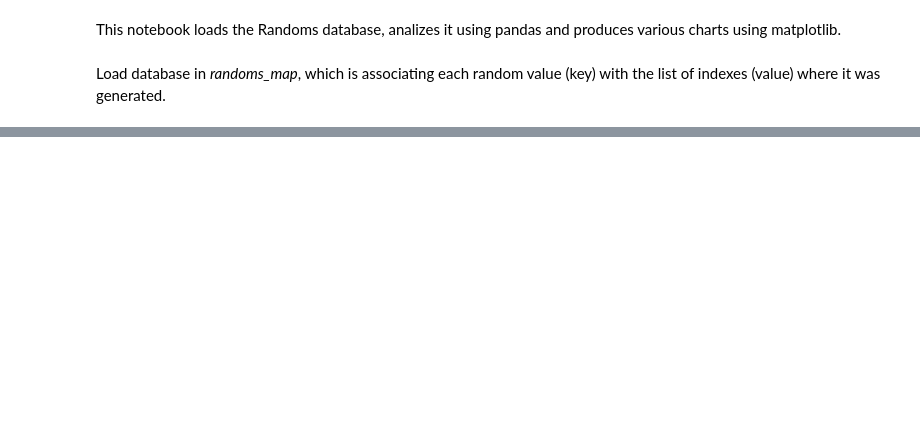
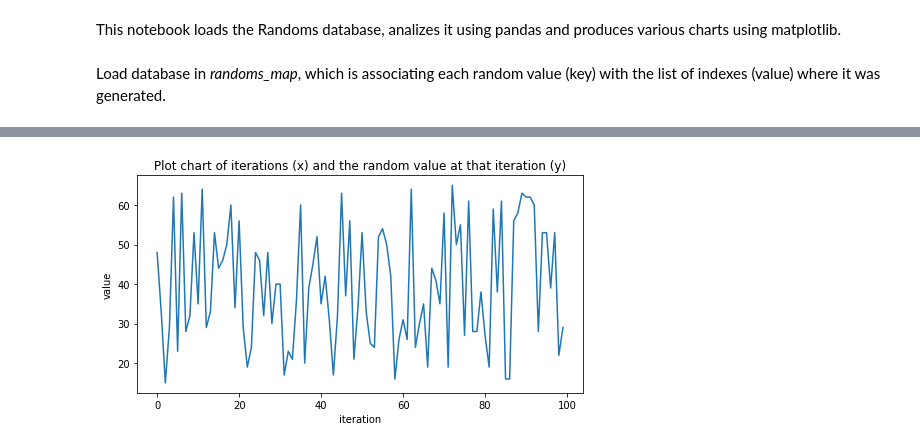
Before and after one commit to Mikinyil/CodeSinaia-2025.src, a Jupyter notebook: IntroToPy/Randoms_4.ipynb, the cells around one changed output, grey strips where cells are left out. Drawn from its saved outputs; the diff is of its cells as text; code cells hidden in the pictures; blank space fills up the shorter version.

```diff
--- a/IntroToPy/Randoms_4.ipynb
+++ b/IntroToPy/Randoms_4.ipynb
@@ -15,5 +27,14 @@ Create a Pandas data frame with two series of numbers. The random _value_ itself
 # %%
-randoms_dataFrame = pandas.DataFrame({
-    "value": [randoms_map.keys()],
-    "count": [len(randoms_map.values())]
-})
+iterations = []
+for random_value in randoms_map.keys():
+    for index in randoms_map[random_value]:
+        iterations.append({"index":index, "value":random_value})
+# iterations = [{"index":i, "value":random_value} for random_value in randoms_map.keys() for i in randoms_map[random_value]]
+iterations.sort(key= lambda iteration: iteration["index"])
+plt.figure(figsize=(8, 4))
+plt.title("Plot chart of iterations (x) and the random value at that iteration (y)")
+plt.xlabel("iteration")
+plt.ylabel("value")
+plt.plot([iteration["index"] for iteration in iterations], [iteration["value"] for iteration in iterations]);
+# %% [output]
+[figure, added]
```
Also changed, not shown: parts of 7 cells of this notebook, 8 other files.
